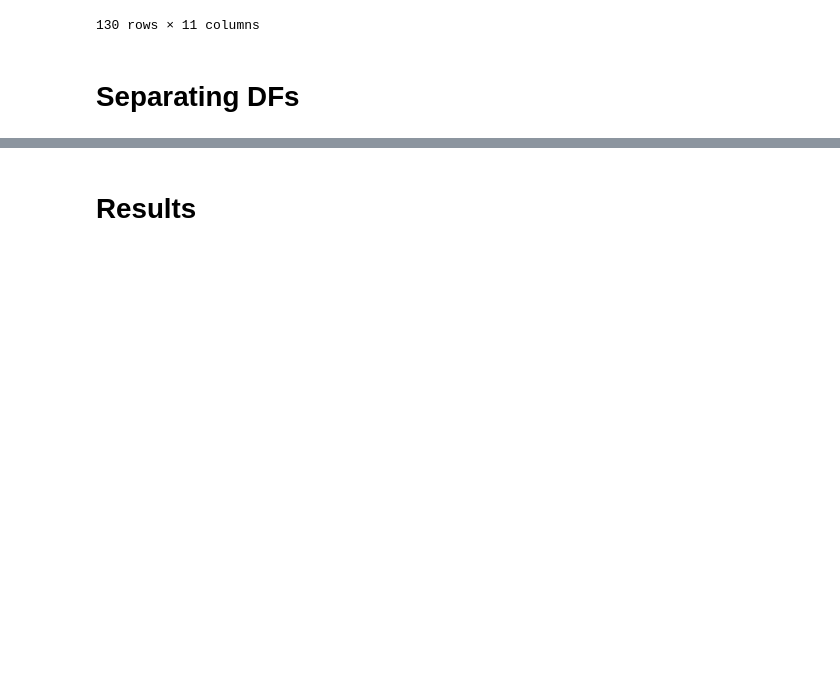
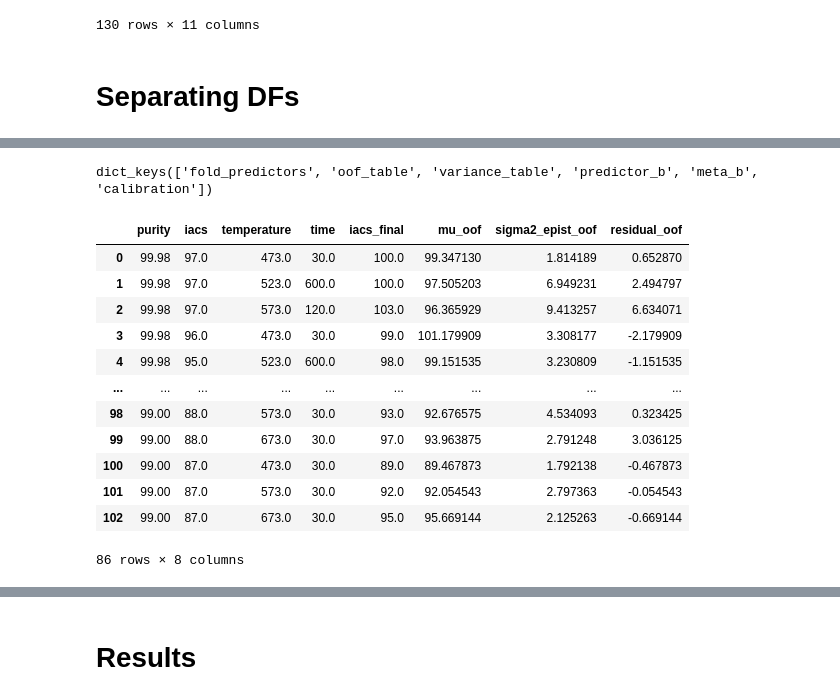
Before and after one commit to FelipeMFO-RM/uncertainty-aware-predictors, a Jupyter notebook: notebooks/modeling/annealing_iacs_benchmark.ipynb, the cells around one changed output, grey strips where cells are left out. Saved outputs shown, nothing was run; the diff lists cells and outputs as text; code cells hidden in the pictures; blank space fills up the shorter version.

```diff
--- a/notebooks/modeling/annealing_iacs_benchmark.ipynb
+++ b/notebooks/modeling/annealing_iacs_benchmark.ipynb
@@ -260,0 +704,20 @@ tags = [
+# %%
+artifacts.keys()
+# %% [output]
+dict_keys(['fold_predictors', 'oof_table', 'variance_table', 'predictor_b', 'meta_b', 'calibration'])
+# %%
+artifacts["oof_table"]
+# %% [output]
+|  | purity | iacs | temperature | time | iacs_final | mu_oof | sigma2_epist_oof | residual_oof |
+| 0 | 99.98 | 97.0 | 473.0 | 30.0 | 100.0 | 99.347130 | 1.814189 | 0.652870 |
+| 1 | 99.98 | 97.0 | 523.0 | 600.0 | 100.0 | 97.505203 | 6.949231 | 2.494797 |
+| 2 | 99.98 | 97.0 | 573.0 | 120.0 | 103.0 | 96.365929 | 9.413257 | 6.634071 |
+| 3 | 99.98 | 96.0 | 473.0 | 30.0 | 99.0 | 101.179909 | 3.308177 | -2.179909 |
+| 4 | 99.98 | 95.0 | 523.0 | 600.0 | 98.0 | 99.151535 | 3.230809 | -1.151535 |
+| ... | ... | ... | ... | ... | ... | ... | ... | ... |
+| 98 | 99.00 | 88.0 | 573.0 | 30.0 | 93.0 | 92.676575 | 4.534093 | 0.323425 |
+| 99 | 99.00 | 88.0 | 673.0 | 30.0 | 97.0 | 93.963875 | 2.791248 | 3.036125 |
+| 100 | 99.00 | 87.0 | 473.0 | 30.0 | 89.0 | 89.467873 | 1.792138 | -0.467873 |
+| 101 | 99.00 | 87.0 | 573.0 | 30.0 | 92.0 | 92.054543 | 2.797363 | -0.054543 |
+| 102 | 99.00 | 87.0 | 673.0 | 30.0 | 95.0 | 95.669144 | 2.125263 | -0.669144 |
+86 rows × 8 columns
```
Also changed, not shown: parts of 32 cells of this notebook, 26 other files.
